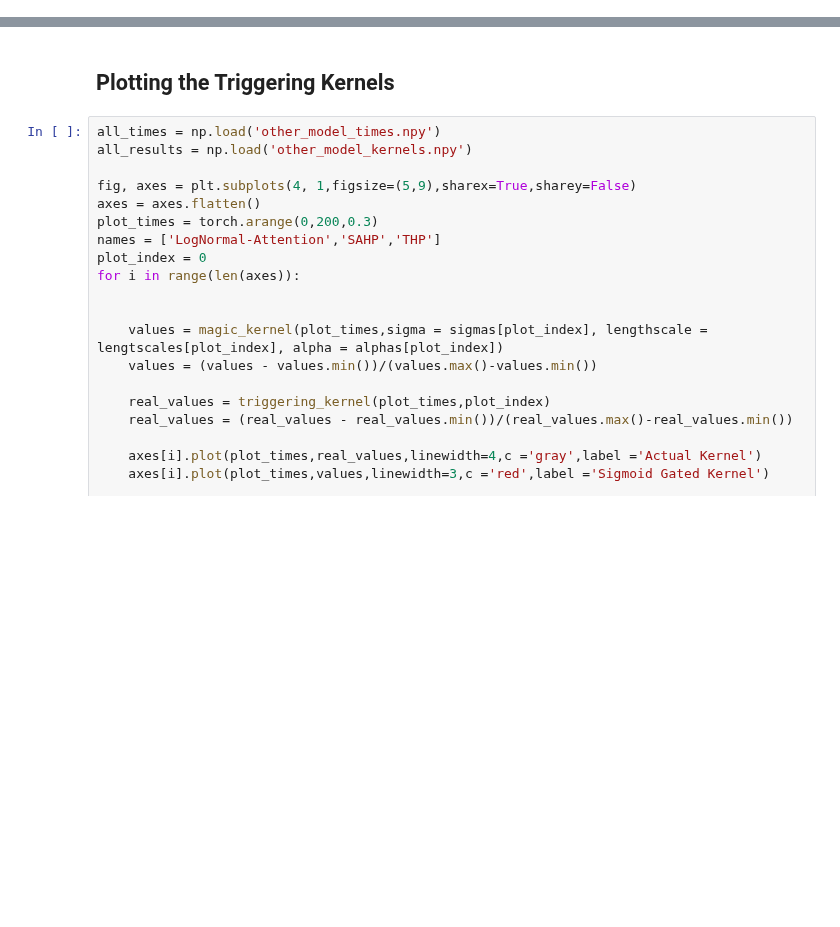
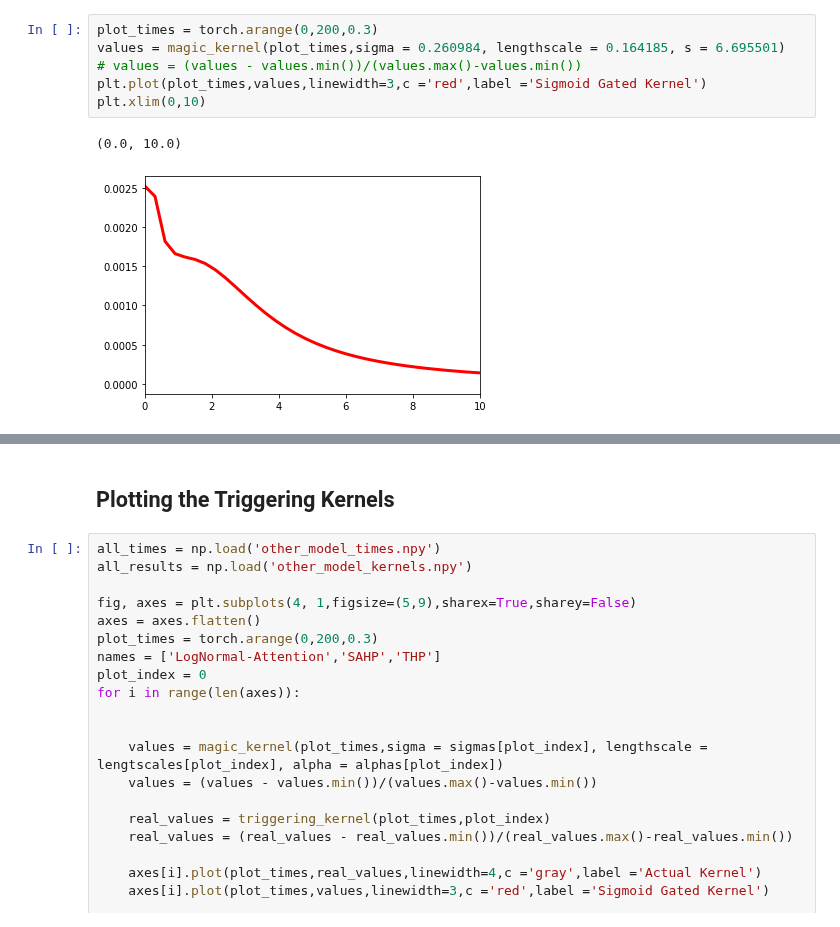
Before and after one commit to yamacisik/gated_kernel_tpp, a Jupyter notebook: figures.ipynb, the cells around one changed output, grey strips where cells are left out. Saved outputs shown, nothing was run; the diff lists cells and outputs as text; blank space fills up the shorter version.

```diff
--- a/figures.ipynb
+++ b/figures.ipynb
@@ -60 +85,10 @@ params.tail(12)
+# %%
+plot_times = torch.arange(0,200,0.3)
+values = magic_kernel(plot_times,sigma = 0.260984, lengthscale = 0.164185, s = 6.695501)
+# values = (values - values.min())/(values.max()-values.min())
+plt.plot(plot_times,values,linewidth=3,c ='red',label ='Sigmoid Gated Kernel')
+plt.xlim(0,10)
+# %% [output]
+(0.0, 10.0)
+[figure, added]
 # %%
```
Also changed, not shown: parts of 4 cells of this notebook, 2 other files.
